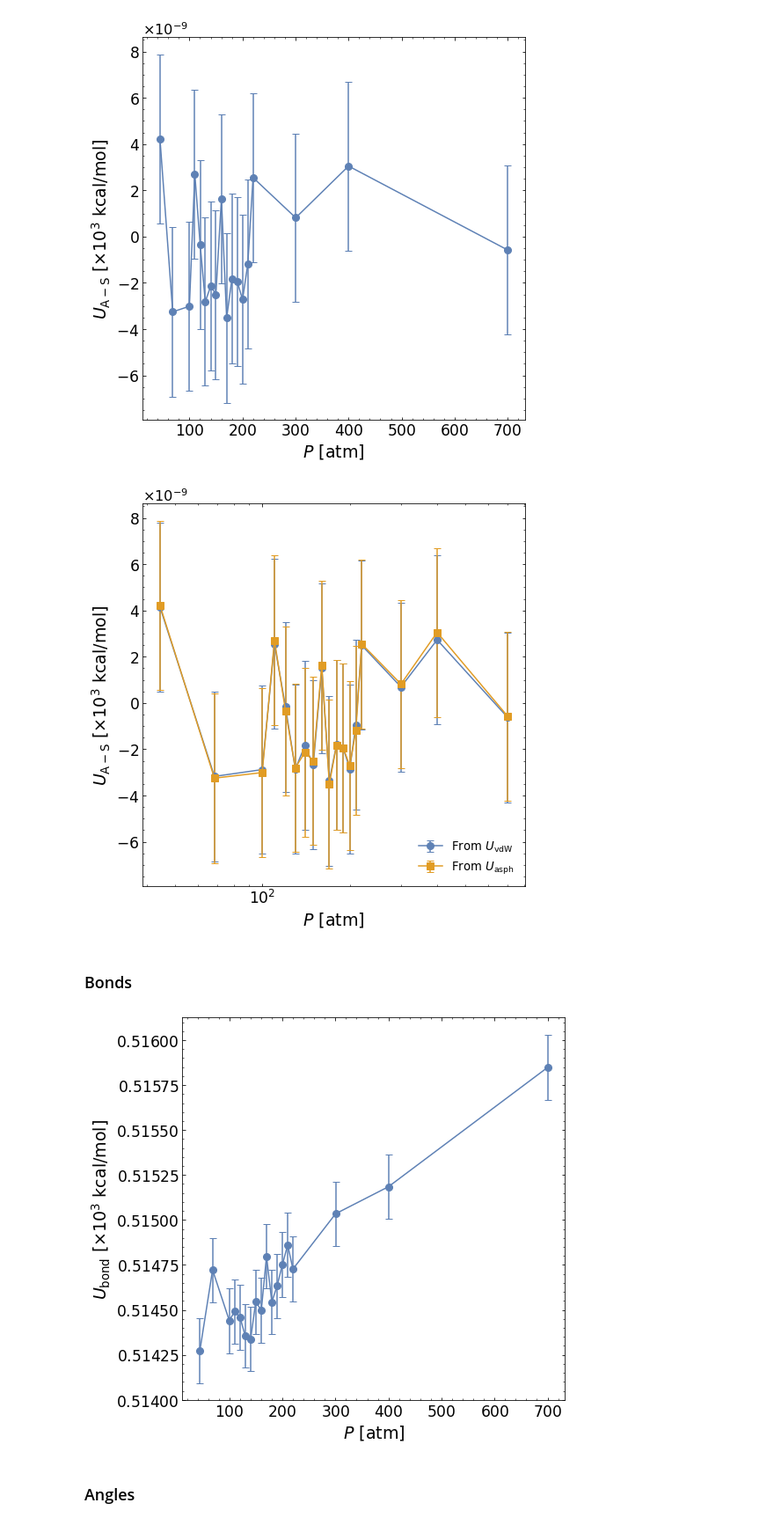
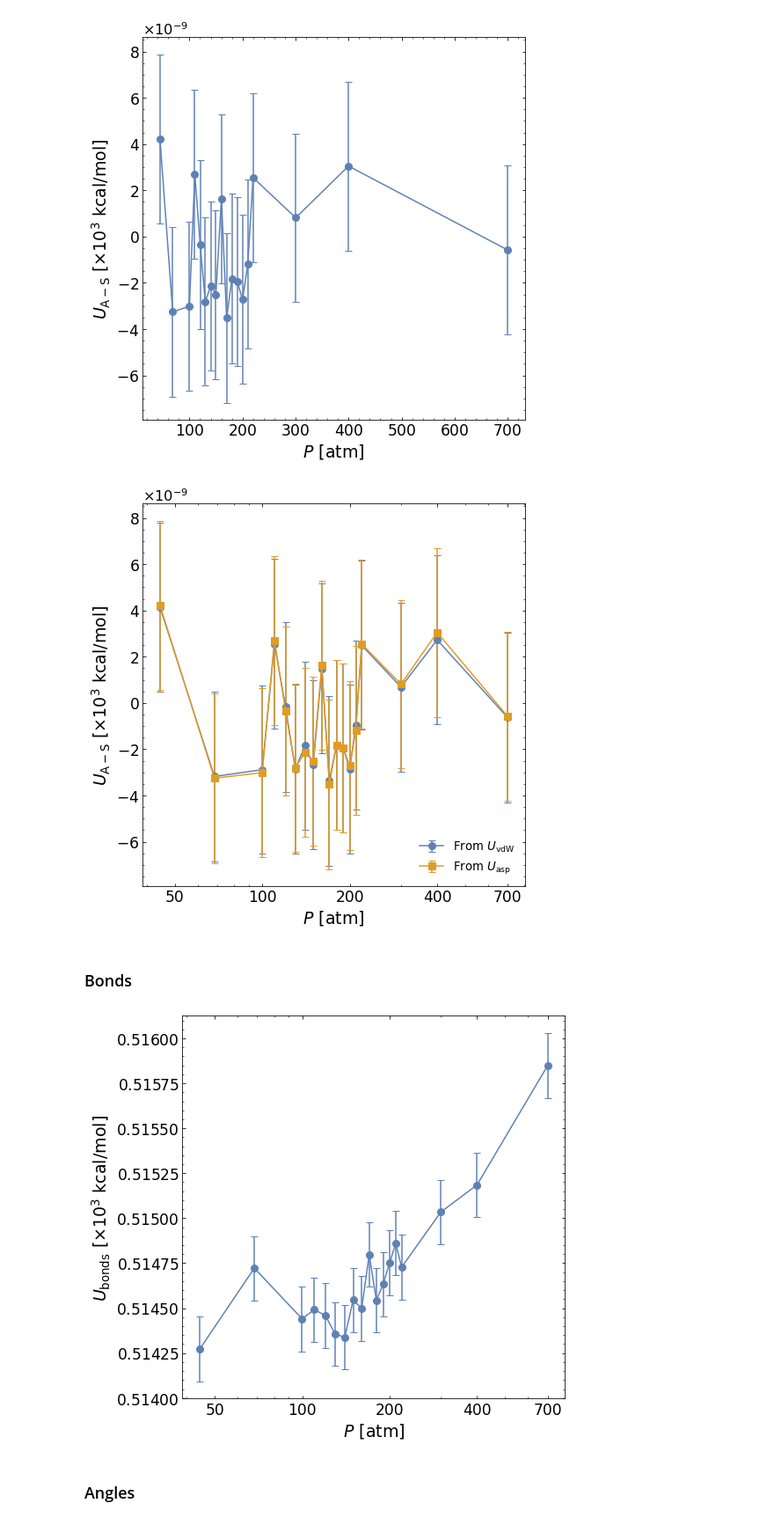
Before and after one commit to profesorperez/asphaltene_depressurization, a Jupyter notebook: asphaltene_energy_contributions.ipynb, the cells around one changed output. Shown at 88% size. Cells and saved outputs as stored; diff of their text form; code cells hidden in the pictures.

Commit message:
fixed log scale in x axis and plotted deformations at selected pressures

```diff
--- a/asphaltene_energy_contributions.ipynb
+++ b/asphaltene_energy_contributions.ipynb
@@ -439,21 +439,23 @@ plt.show()
 plt.figure(figsize=(8,8))
 plt.gca().set_prop_cycle(color=colors)
 plt.errorbar(pressure, as_mean, yerr = as_err, capsize=4, fmt = '-o', markersize=8, label="From $U_\mathrm{vdW}$")
-plt.errorbar(pressure, as2_mean, yerr = as2_err, capsize=4, fmt = '-s', markersize=8, label="From $U_\mathrm{asph}$")
+plt.errorbar(pressure, as2_mean, yerr = as2_err, capsize=4, fmt = '-s', markersize=8, label="From $U_\mathrm{asp}$")
 plt.minorticks_on()
 plt.tick_params(which='both', labelsize=0.9*ft, direction="in", right=True, top=True)
 plt.ylabel(r'$U_\mathrm{A-S} \ [\times 10^3 \ \mathrm{kcal/mol}]$', fontsize=ft)
 plt.xlabel(r'$P \ [\mathrm{atm}]$', fontsize=ft)
 plt.gca().set_xscale('log')
+plt.gca().set_xticks([50,100,200,400,700])
+plt.gca().set_xticklabels(['50','100','200','400','700'])
 plt.gca().yaxis.offsetText.set_fontsize(0.85*ft)
 plt.gca().xaxis.get_major_formatter()._usetex = True
 plt.gca().yaxis.get_major_formatter()._usetex = True
 plt.gca().set_box_aspect(1)
 plt.legend(loc='lower right', fontsize=0.7*ft, frameon=False)
-# plt.savefig('./plots/asp_sol-comparison.png', dpi=150)
+# plt.savefig('../plots/asp_sol-comparison.png', dpi=300, transparent=True, bbox_inches='tight')
 plt.show()
 # %% [output]
-[figure, old version]
+[figure, new version]
 # %% [markdown]
 ### Bonds
 # %%
@@ -466,18 +468,21 @@ for i in range(npress):
 # %%
 plt.figure(figsize=(8,8))
 plt.gca().set_prop_cycle(color=colors)
 plt.errorbar(pressure, bond_mean, yerr = bond_err, capsize=4, fmt = '-o', markersize=8)
 plt.minorticks_on()
 plt.tick_params(which='both', labelsize=0.9*ft, direction="in", right=True, top=True)
-plt.ylabel(r'$U_\mathrm{bond} \ [\times 10^3 \ \mathrm{kcal/mol}]$', fontsize=ft)
+plt.ylabel(r'$U_\mathrm{bonds} \ [\times 10^3 \ \mathrm{kcal/mol}]$', fontsize=ft)
 plt.xlabel(r'$P \ [\mathrm{atm}]$', fontsize=ft)
+plt.gca().set_xscale('log')
+plt.gca().set_xticks([50,100,200,400,700])
+plt.gca().set_xticklabels(['50','100','200','400','700'])
 plt.gca().xaxis.get_major_formatter()._usetex = True
 plt.gca().yaxis.get_major_formatter()._usetex = True
 plt.gca().set_box_aspect(1)
-# plt.savefig('./plots/bonds.png', dpi=150)
+# plt.savefig('../plots/bonds.png', dpi=300, transparent=True, bbox_inches='tight')
 plt.show()
 # %% [output]
-[figure, old version]
+[figure, new version]
 # %% [markdown]
 ### Angles
 # %%
```
Also changed, not shown: parts of 8 cells of this notebook, 1 other file.
